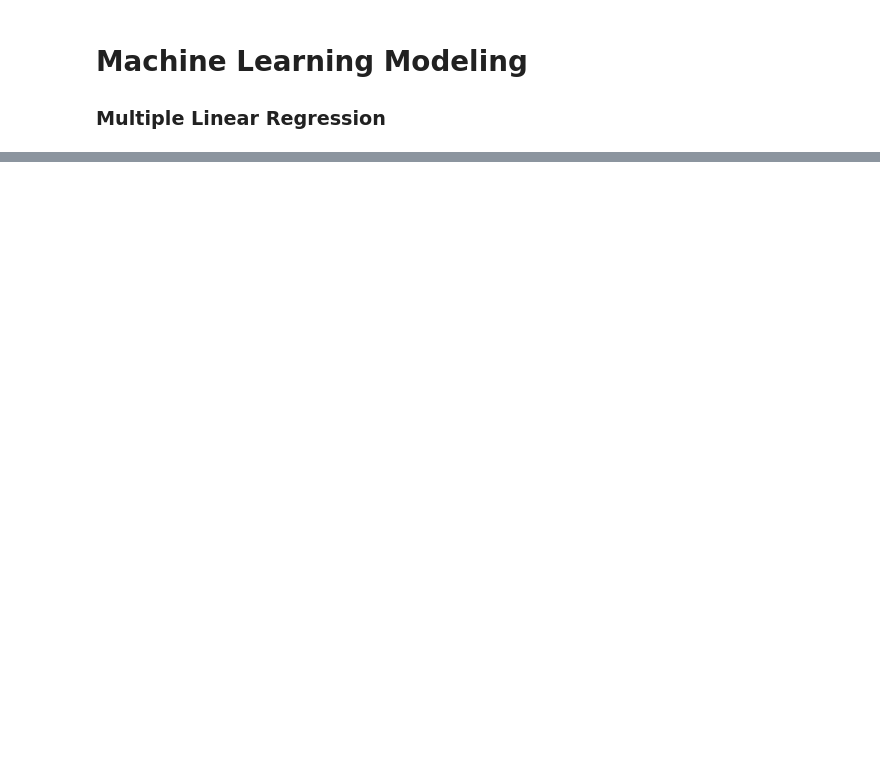
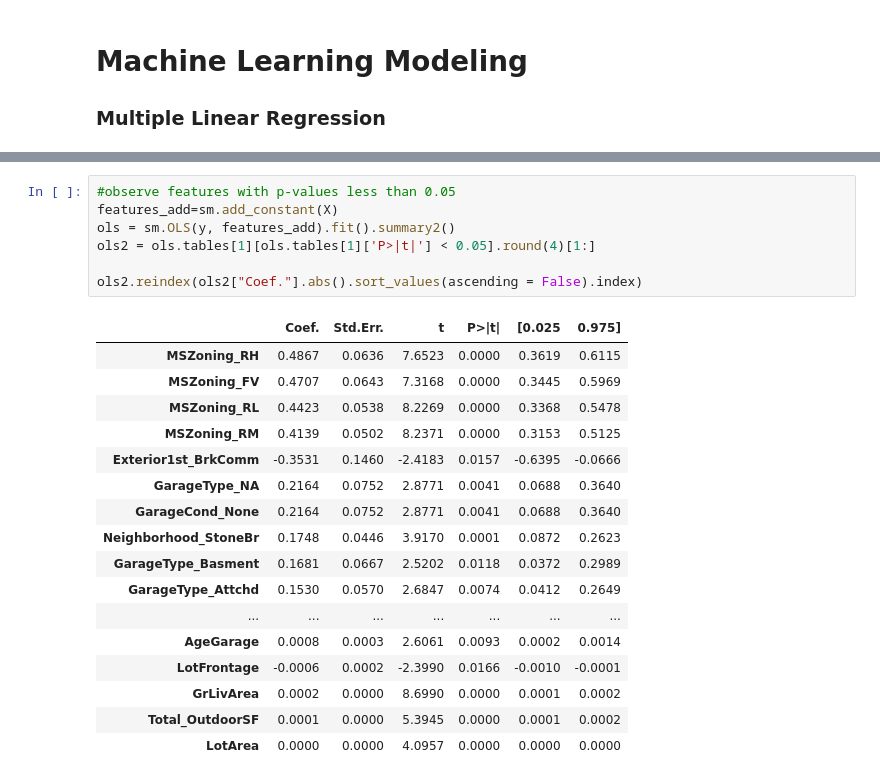
Before and after one commit to mwc201/Housing_Price_Prediction, a Jupyter notebook: ML_Models.ipynb, the cells around one changed output, grey strips where cells are left out. Saved outputs shown, nothing was run; the diff lists cells and outputs as text; blank space fills up the shorter version.

```diff
--- a/ML_Models.ipynb
+++ b/ML_Models.ipynb
@@ -36,0 +117,25 @@ test_df = pd.read_csv('./Data/test.csv')
+# %%
+#observe features with p-values less than 0.05
+features_add=sm.add_constant(X)
+ols = sm.OLS(y, features_add).fit().summary2()
+ols2 = ols.tables[1][ols.tables[1]['P>|t|'] < 0.05].round(4)[1:]
+
+ols2.reindex(ols2["Coef."].abs().sort_values(ascending = False).index)
+# %% [output]
+|  | Coef. | Std.Err. | t | P>|t| | [0.025 | 0.975] |
+| MSZoning_RH | 0.4867 | 0.0636 | 7.6523 | 0.0000 | 0.3619 | 0.6115 |
+| MSZoning_FV | 0.4707 | 0.0643 | 7.3168 | 0.0000 | 0.3445 | 0.5969 |
+| MSZoning_RL | 0.4423 | 0.0538 | 8.2269 | 0.0000 | 0.3368 | 0.5478 |
+| MSZoning_RM | 0.4139 | 0.0502 | 8.2371 | 0.0000 | 0.3153 | 0.5125 |
+| Exterior1st_BrkComm | -0.3531 | 0.1460 | -2.4183 | 0.0157 | -0.6395 | -0.0666 |
+| GarageType_NA | 0.2164 | 0.0752 | 2.8771 | 0.0041 | 0.0688 | 0.3640 |
+| GarageCond_None | 0.2164 | 0.0752 | 2.8771 | 0.0041 | 0.0688 | 0.3640 |
+| Neighborhood_StoneBr | 0.1748 | 0.0446 | 3.9170 | 0.0001 | 0.0872 | 0.2623 |
+| GarageType_Basment | 0.1681 | 0.0667 | 2.5202 | 0.0118 | 0.0372 | 0.2989 |
+| GarageType_Attchd | 0.1530 | 0.0570 | 2.6847 | 0.0074 | 0.0412 | 0.2649 |
+| ... | ... | ... | ... | ... | ... | ... |
+| AgeGarage | 0.0008 | 0.0003 | 2.6061 | 0.0093 | 0.0002 | 0.0014 |
+| LotFrontage | -0.0006 | 0.0002 | -2.3990 | 0.0166 | -0.0010 | -0.0001 |
+| GrLivArea | 0.0002 | 0.0000 | 8.6990 | 0.0000 | 0.0001 | 0.0002 |
+| Total_OutdoorSF | 0.0001 | 0.0000 | 5.3945 | 0.0000 | 0.0001 | 0.0002 |
+| LotArea | 0.0000 | 0.0000 | 4.0957 | 0.0000 | 0.0000 | 0.0000 |
```
Also changed, not shown: parts of 10 cells of this notebook, 1 other file.
